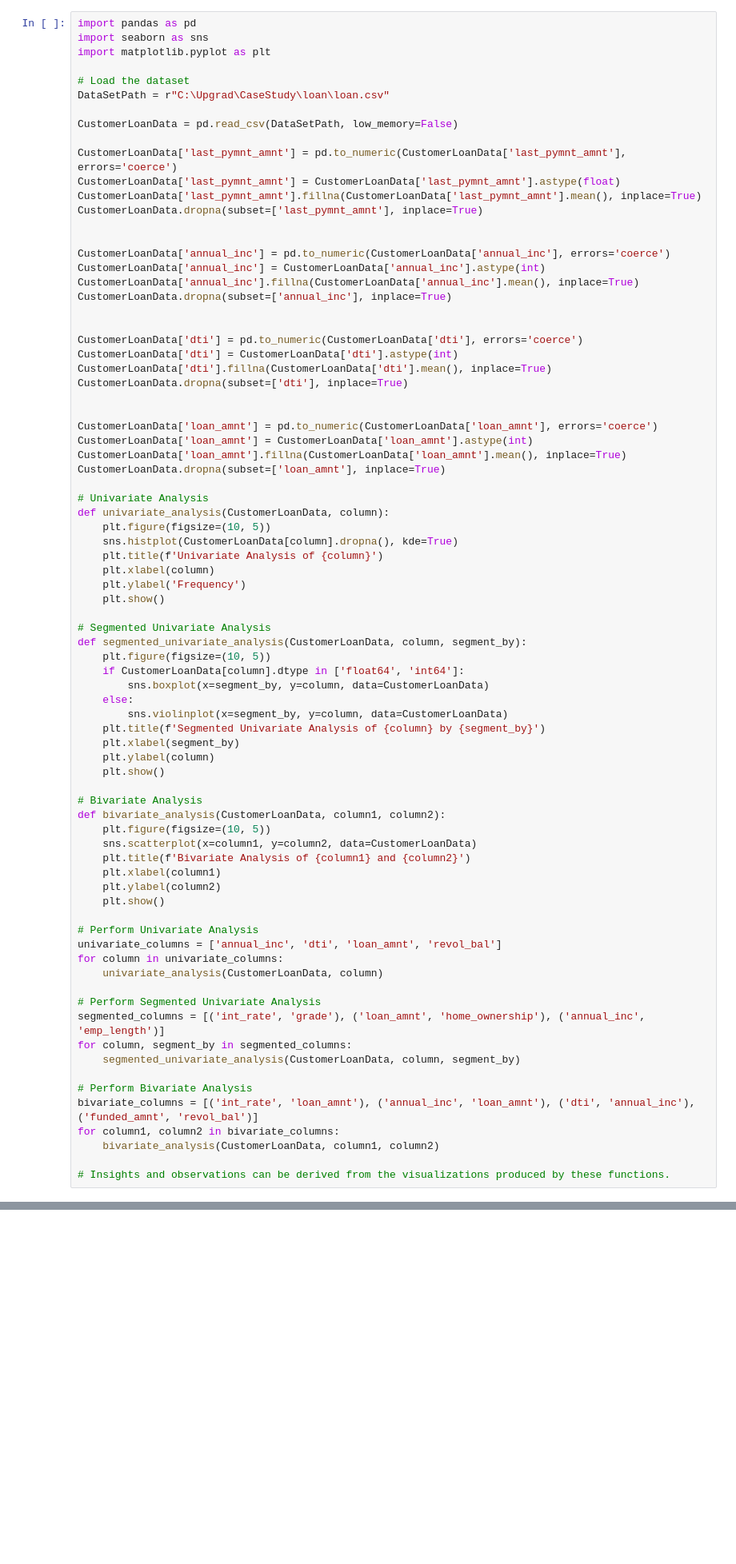
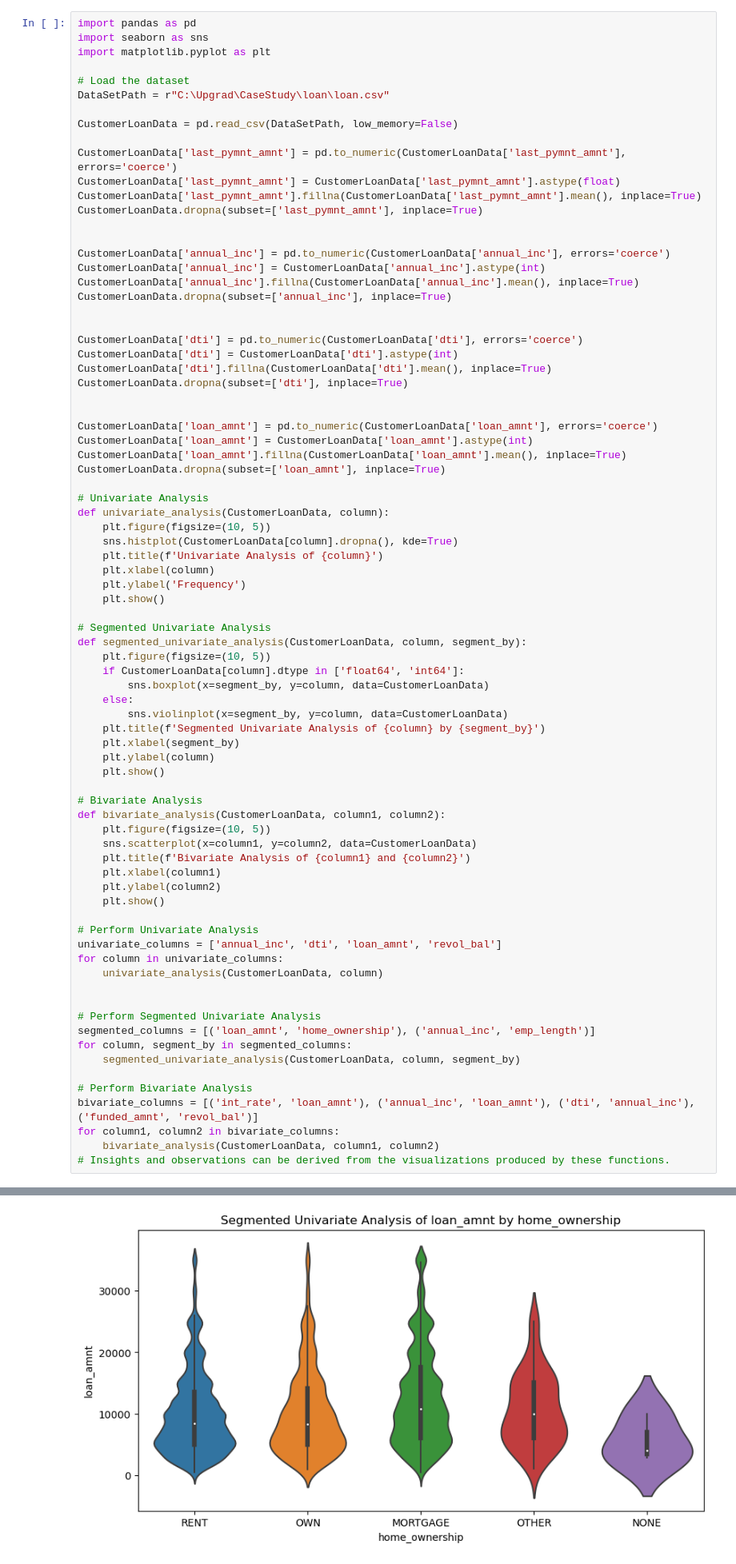
Before and after one commit to nishant-sonuley/LendingClubCaseStudy, a Jupyter notebook: Nishant_Analysis.ipynb, the cells around one changed output, grey strips where cells are left out. Shown at 80% size. Cells and saved outputs as stored; diff of their text form; blank space fills up the shorter version.

```diff
--- a/Nishant_Analysis.ipynb
+++ b/Nishant_Analysis.ipynb
@@ -66,8 +66,9 @@ univariate_columns = ['annual_inc', 'dti', 'loan_amnt', 'revol_bal']
 for column in univariate_columns:
     univariate_analysis(CustomerLoanData, column)
 
+
 # Perform Segmented Univariate Analysis
-segmented_columns = [('int_rate', 'grade'), ('loan_amnt', 'home_ownership'), ('annual_inc', 'emp_length')]
+segmented_columns = [('loan_amnt', 'home_ownership'), ('annual_inc', 'emp_length')]
 for column, segment_by in segmented_columns:
     segmented_univariate_analysis(CustomerLoanData, column, segment_by)
 
@@ -75,7 +76,6 @@ for column, segment_by in segmented_columns:
 bivariate_columns = [('int_rate', 'loan_amnt'), ('annual_inc', 'loan_amnt'), ('dti', 'annual_inc'), ('funded_amnt', 'revol_bal')]
 for column1, column2 in bivariate_columns:
     bivariate_analysis(CustomerLoanData, column1, column2)
-
 # Insights and observations can be derived from the visualizations produced by these functions.
 # %% [output]
 [figure]
@@ -86,0 +85 @@ TypeError: Neither the `x` nor `y` variable appears to be numeric.
+[figure, added]
```
Also changed, not shown: parts of 1 cell of this notebook.
